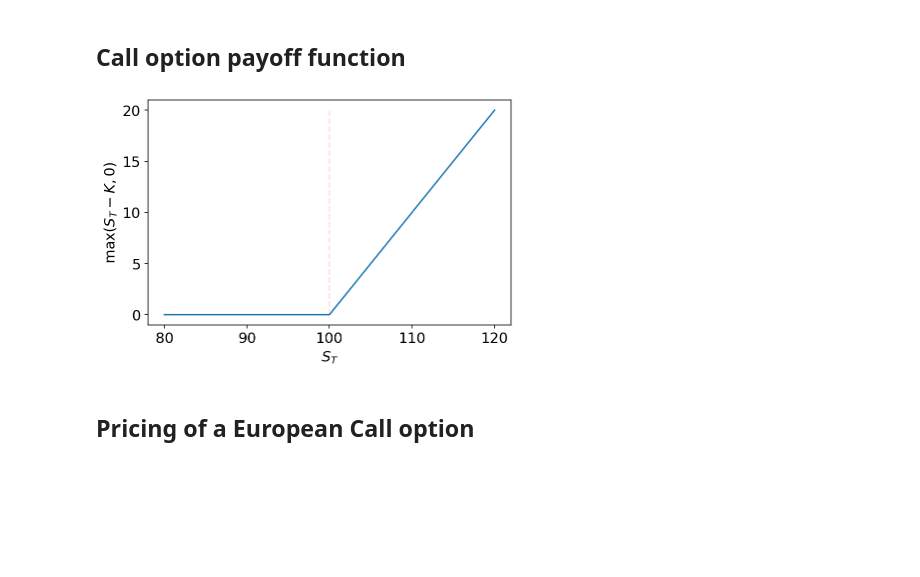
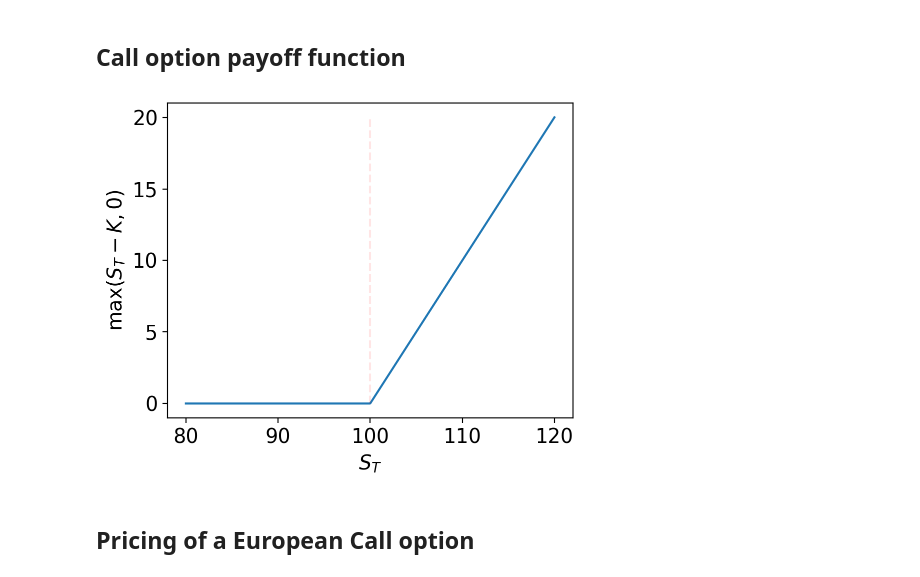
Before and after one commit to leandro-sbetancourt/kcl-continuous-time-finance, a Jupyter notebook: notebooks/Ch5-Continuous-time models.ipynb, the cells around one changed output. Cells and saved outputs as stored; diff of their text form; code cells hidden in the pictures; blank space fills up the shorter version.

```diff
--- a/notebooks/Ch5-Continuous-time models.ipynb
+++ b/notebooks/Ch5-Continuous-time models.ipynb
@@ -63,17 +171,17 @@ K = 100
 S = np.linspace(start = 80,stop = 120, num = 1000)
 payoff = call_option_payoff(K = K, S = S)
 # %%
-plt.figure()
+plt.figure(figsize=(5, 4))
 plt.plot(S, payoff, linestyle = '-')
 plt.vlines(x = K, ymin = 0, ymax = np.max(payoff), color = 'r', linestyles='--', alpha = 0.1)
 resolution_value = 50
 plt.xlabel('$S_T$')
 plt.ylabel('max$(S_T-K,0)$')
 plt.tight_layout()
 plt.savefig('../figures/payoff_call.pdf', format="pdf", dpi=resolution_value)
 plt.show()
 # %% [output]
-[figure, old version]
+[figure, new version]
 # %% [markdown]
 ## Pricing of a European Call option
 # %%
```
Also changed, not shown: parts of 13 cells of this notebook.
